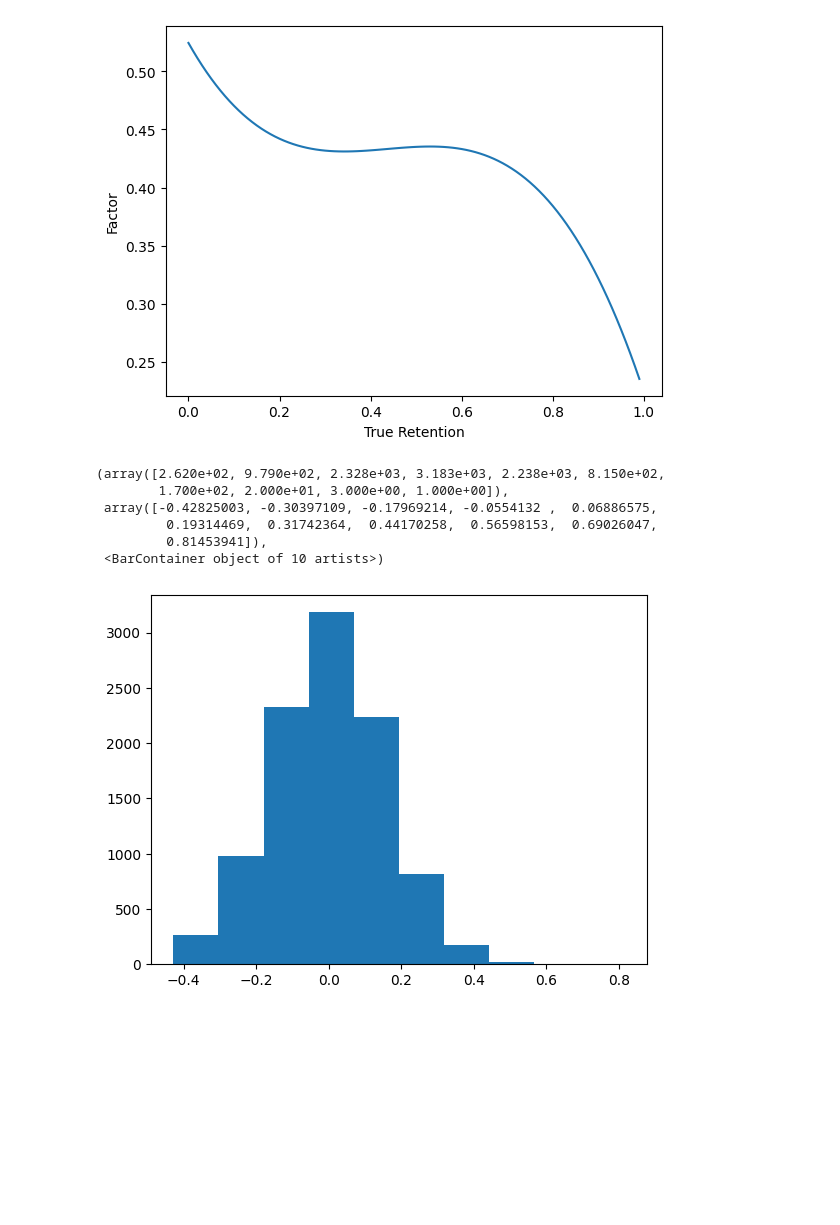
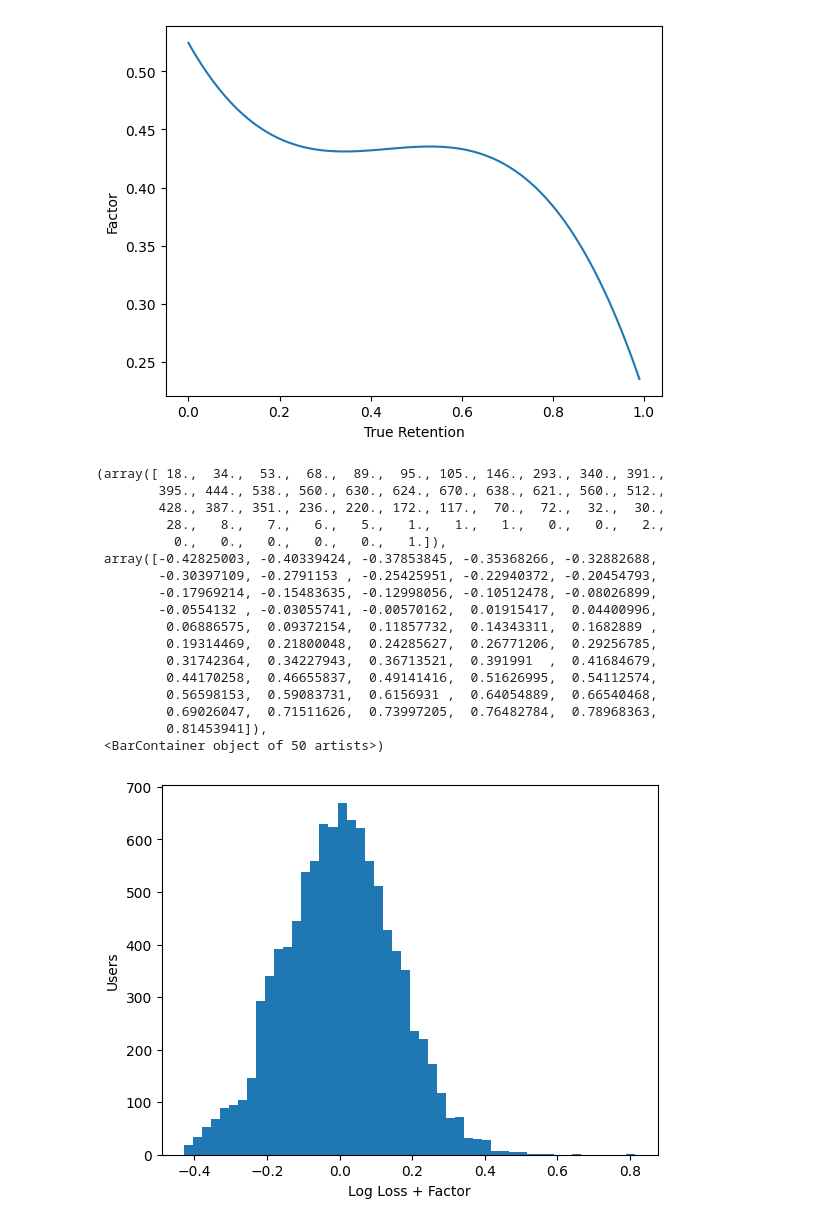
Before and after one commit to open-spaced-repetition/Anki-button-usage, a Jupyter notebook: loss-to-retention.ipynb, the cells around one changed output. Saved outputs shown, nothing was run; the diff lists cells and outputs as text; code cells hidden in the pictures; blank space fills up the shorter version.

```diff
--- a/loss-to-retention.ipynb
+++ b/loss-to-retention.ipynb
@@ -87,13 +87,29 @@ ax.plot(np.arange(100) / 100, -retention_factor(np.arange(100) / 100, 0))
 # %% [output]
 [<matplotlib.lines.Line2D at 0x...>]
 [figure]
-# %%
-plt.hist(loss)
-# %% [output]
-(array([2.620e+02, 9.790e+02, 2.328e+03, 3.183e+03, 2.238e+03, 8.150e+02,
-        1.700e+02, 2.000e+01, 3.000e+00, 1.000e+00]),
- array([-0.42825003, -0.30397109, -0.17969214, -0.0554132 ,  0.06886575,
-         0.19314469,  0.31742364,  0.44170258,  0.56598153,  0.69026047,
-         0.81453941]),
- <BarContainer object of 10 artists>)
-[figure, removed]
+# %%
+ax = plt.axes()
+
+ax.set_xlabel("Log Loss + Factor")
+ax.set_ylabel("Users")
+
+ax.hist(loss, bins=50)
+# %% [output]
+(array([ 18.,  34.,  53.,  68.,  89.,  95., 105., 146., 293., 340., 391.,
+        395., 444., 538., 560., 630., 624., 670., 638., 621., 560., 512.,
+        428., 387., 351., 236., 220., 172., 117.,  70.,  72.,  32.,  30.,
+         28.,   8.,   7.,   6.,   5.,   1.,   1.,   1.,   0.,   0.,   2.,
+          0.,   0.,   0.,   0.,   0.,   1.]),
+ array([-0.42825003, -0.40339424, -0.37853845, -0.35368266, -0.32882688,
+        -0.30397109, -0.2791153 , -0.25425951, -0.22940372, -0.20454793,
+        -0.17969214, -0.15483635, -0.12998056, -0.10512478, -0.08026899,
+        -0.0554132 , -0.03055741, -0.00570162,  0.01915417,  0.04400996,
+         0.06886575,  0.09372154,  0.11857732,  0.14343311,  0.1682889 ,
+         0.19314469,  0.21800048,  0.24285627,  0.26771206,  0.29256785,
+         0.31742364,  0.34227943,  0.36713521,  0.391991  ,  0.41684679,
+         0.44170258,  0.46655837,  0.49141416,  0.51626995,  0.54112574,
+         0.56598153,  0.59083731,  0.6156931 ,  0.64054889,  0.66540468,
+         0.69026047,  0.71511626,  0.73997205,  0.76482784,  0.78968363,
+         0.81453941]),
+ <BarContainer object of 50 artists>)
+[figure, added]
```
